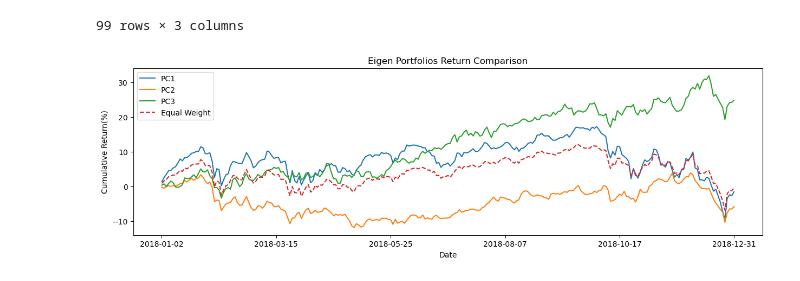
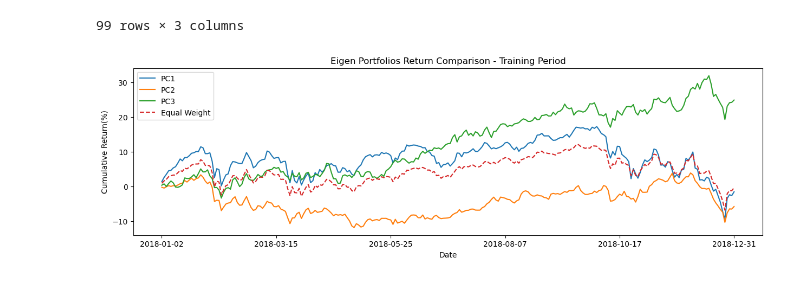
Before and after one commit to shaoyuliu98/Quantitative-Research, a Jupyter notebook: Eigen Portfolio.ipynb, the cells around one changed output. Cells and saved outputs as stored; diff of their text form; code cells hidden in the pictures.

```diff
--- a/Eigen Portfolio.ipynb
+++ b/Eigen Portfolio.ipynb
@@ -239,12 +245,12 @@ equal_weight_return = r_ik_2018.mean(axis=1)
 # %%
 plt.figure(figsize=(15,4))
 (pc1_return.cumsum()*100).plot(label='PC1')
 (pc2_return.cumsum()*100).plot(label='PC2')
 (pc3_return.cumsum()*100).plot(label='PC3')
 (equal_weight_return.cumsum()*100).plot(label='Equal Weight',style='--')
 plt.legend()
 plt.ylabel('Cumulative Return(%)')
-plt.title('Eigen Portfolios Return Comparison')
+plt.title('Eigen Portfolios Return Comparison - Training Period')
 plt.show()
 # %% [output]
-[figure, old version]
+[figure, new version]
```
Also changed, not shown: parts of 8 cells of this notebook.
